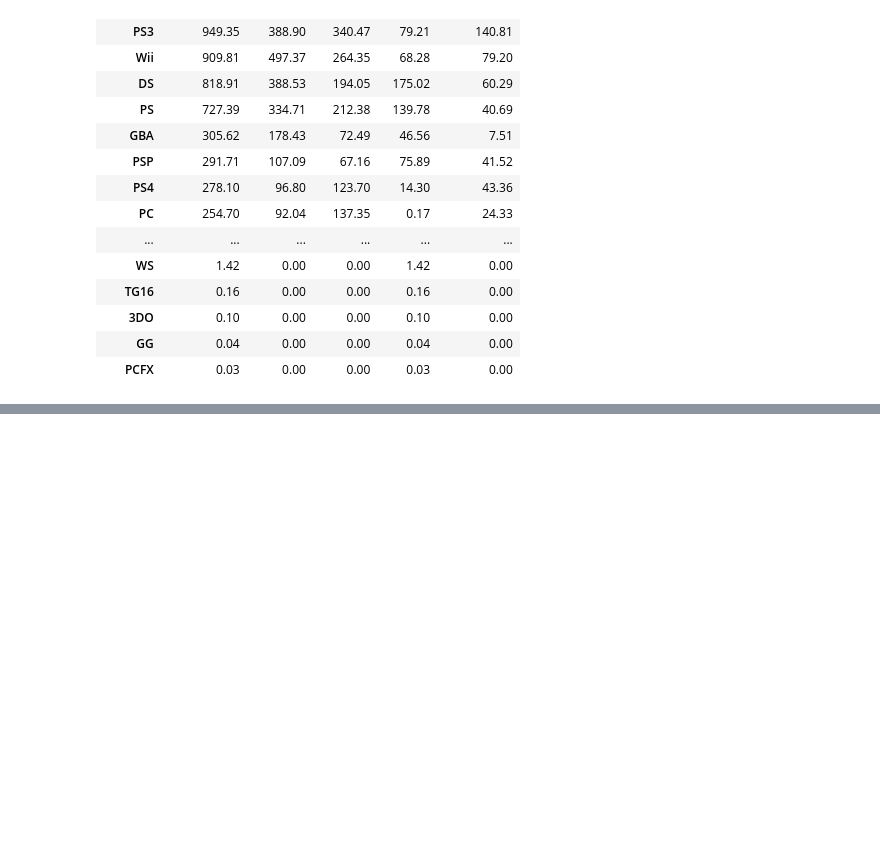
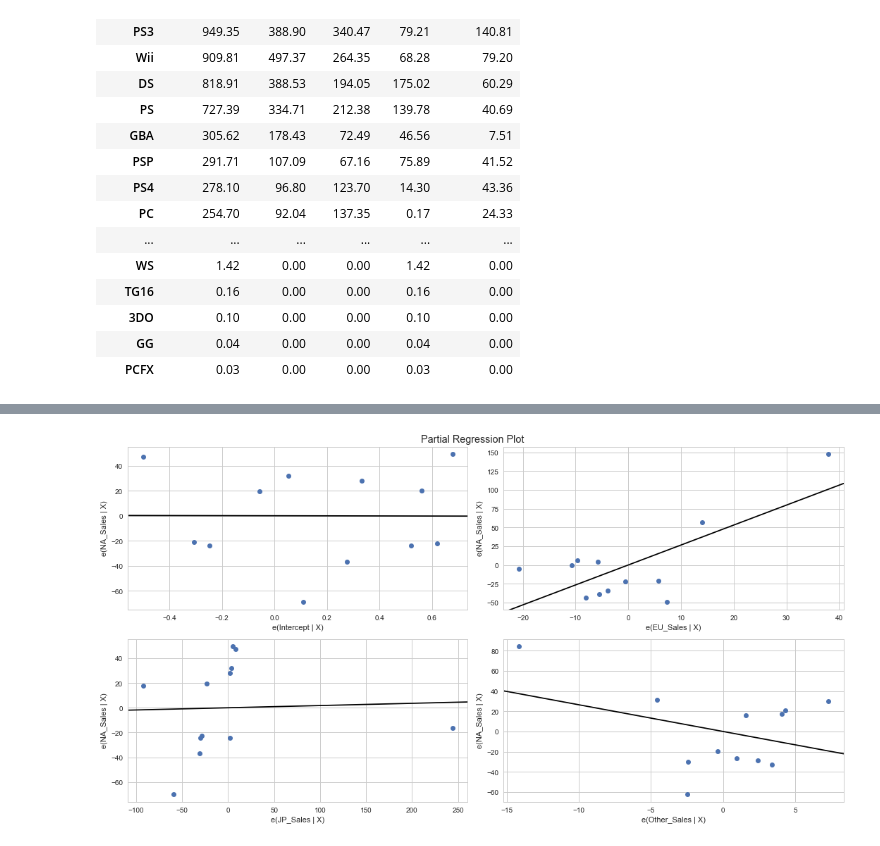
Before and after one commit to MarkovCredit/Project_1_Team6, a Jupyter notebook: T6_P1_ML_09192018.ipynb, the cells around one changed output, grey strips where cells are left out. Cells and saved outputs as stored; diff of their text form; code cells hidden in the pictures; blank space fills up the shorter version.

```diff
--- a/T6_P1_ML_09192018.ipynb
+++ b/T6_P1_ML_09192018.ipynb
@@ -433 +503,7 @@ Warnings:
+# %%
+fig_g = plt.figure(figsize = (15,8))
+fig = sm.graphics.plot_partregress_grid(sales_model_genre, fig = fig_g)
+fig.savefig("Regression by Genre - NA as a function of other countries' sales.png")
+# %% [output]
+[figure, added]
 # %%
```
Also changed, not shown: parts of 35 cells of this notebook.
